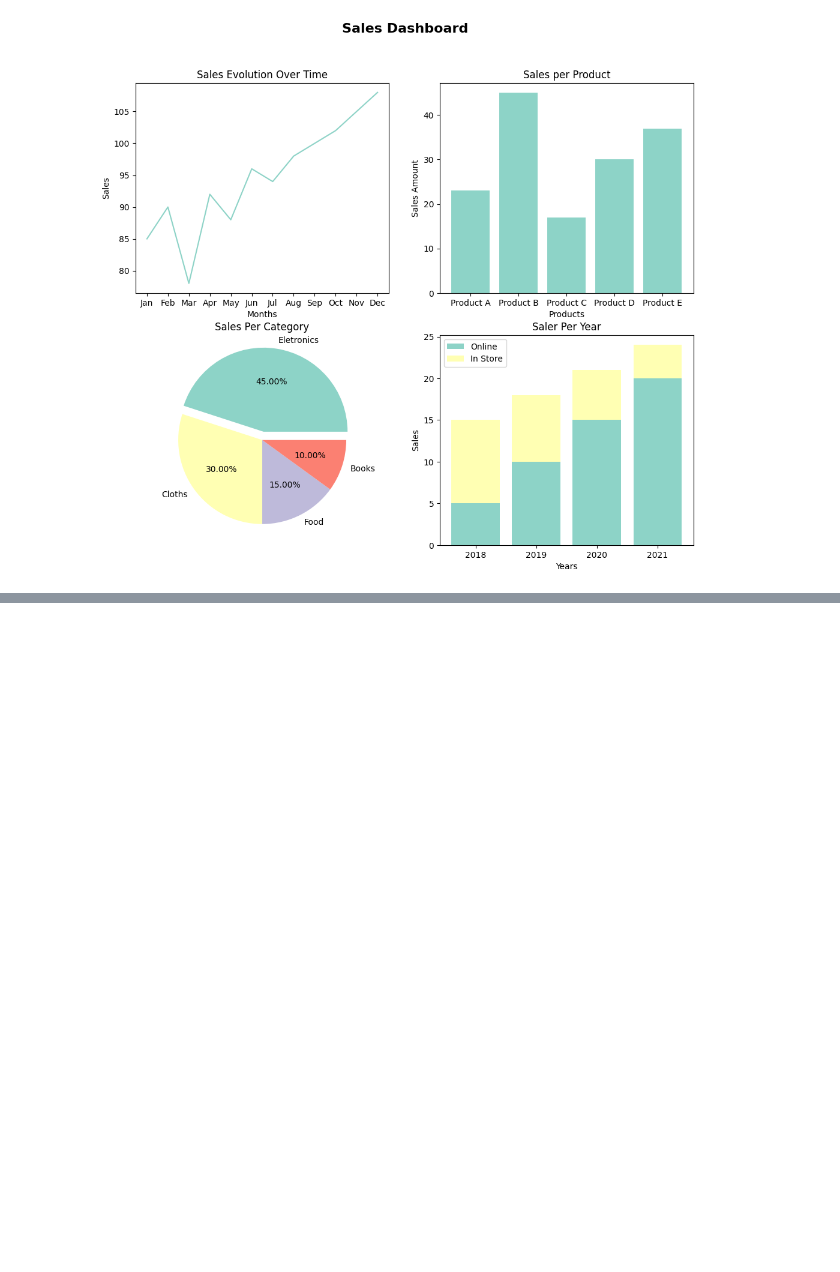
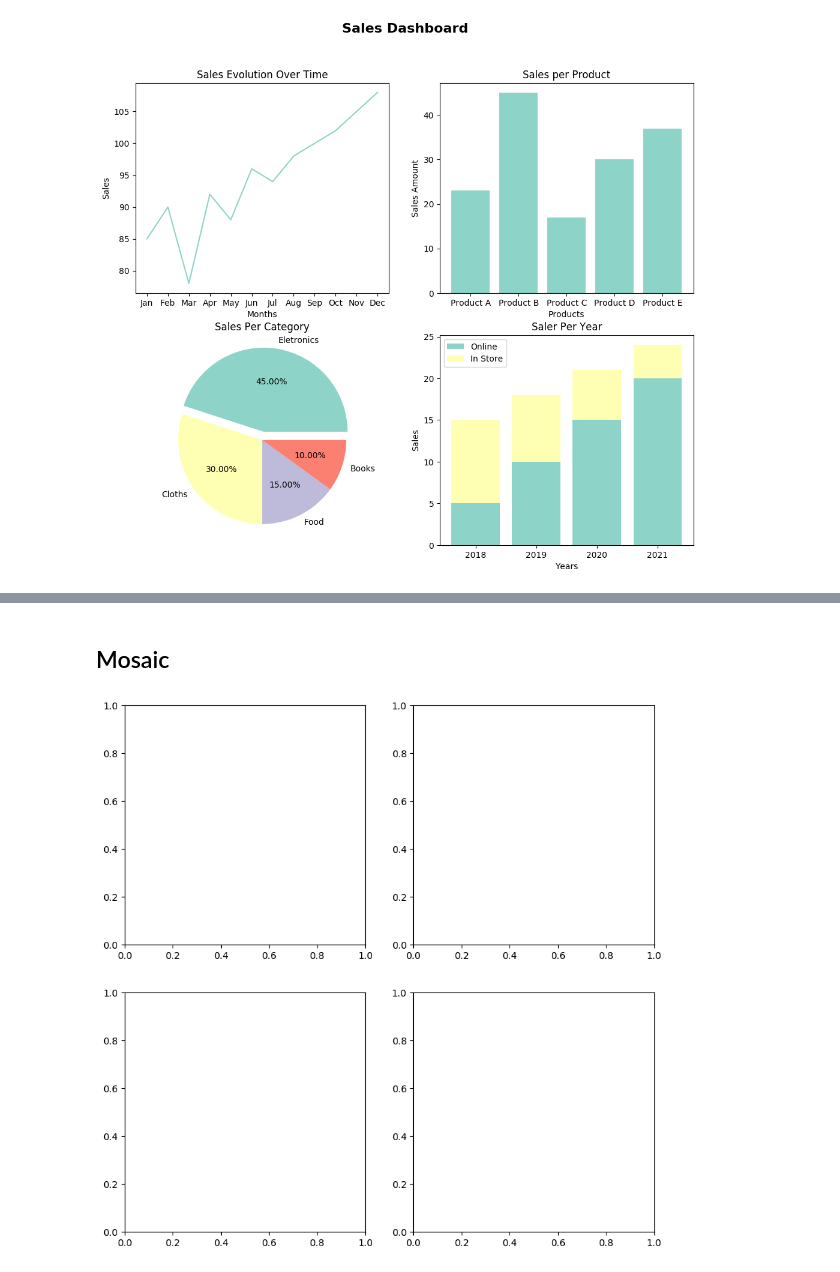
Before and after one commit to ErickVisone/DataScience, a Jupyter notebook: datascience/MatplotStudy.ipynb, the cells around one changed output, grey strips where cells are left out. Cells and saved outputs as stored; diff of their text form; code cells hidden in the pictures; blank space fills up the shorter version.

```diff
--- a/datascience/MatplotStudy.ipynb
+++ b/datascience/MatplotStudy.ipynb
@@ -486,6 +486,7 @@ plt.show()
 # %%
 fig, axs = plt.subplots(nrows=2, ncols=2, figsize=(12,10))
 
+plt.style.use('_classic_test_patch')
 
 # chart 1
 
@@ -538,0 +541,8 @@ print(axs[0])
+# %% [markdown]
+## Mosaic
+# %%
+mosaic = 'AB;CD' # ; is used to separate rows
+fig = plt.figure(figsize=(10, 10))
+axs = fig.subplot_mosaic(mosaic)
+# %% [output]
+[figure, added]
```
Also changed, not shown: parts of 7 cells of this notebook, 1 other file.
